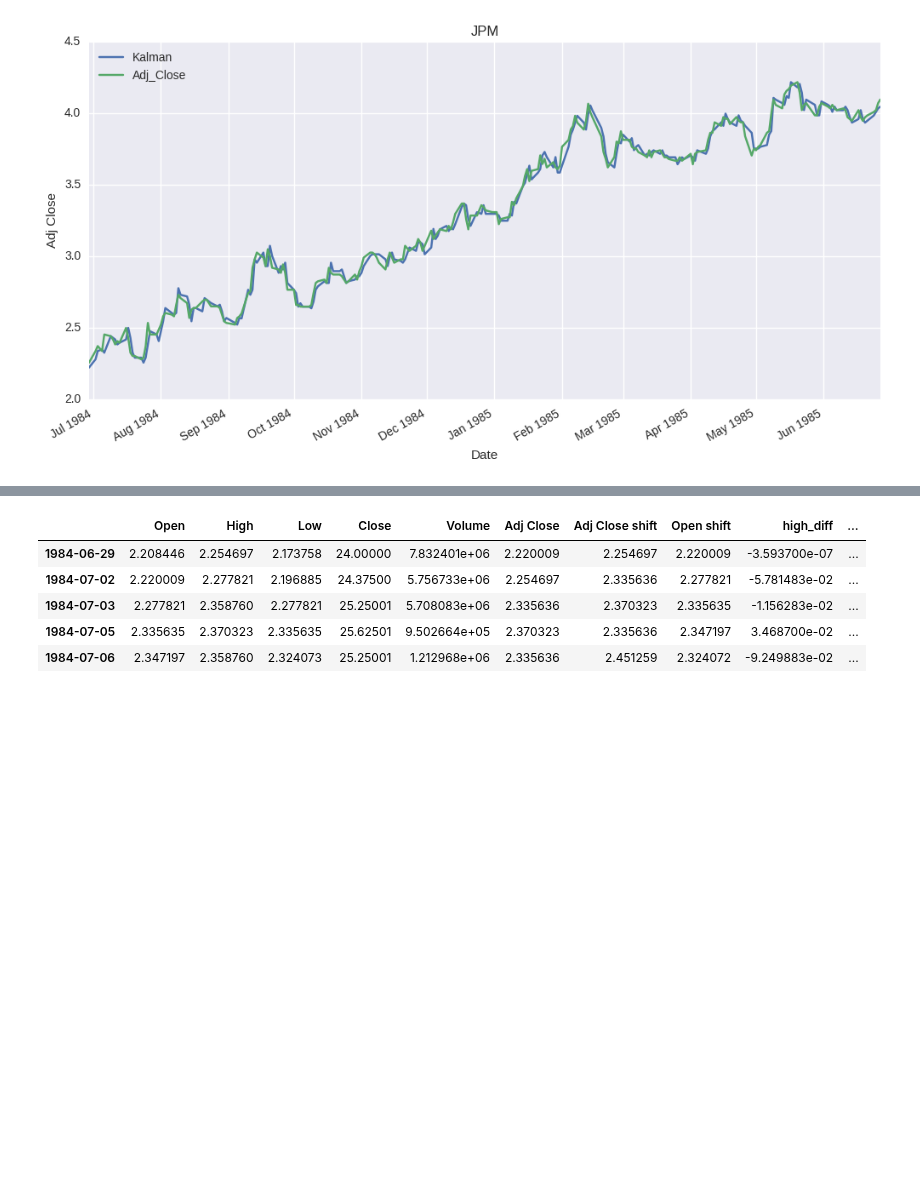
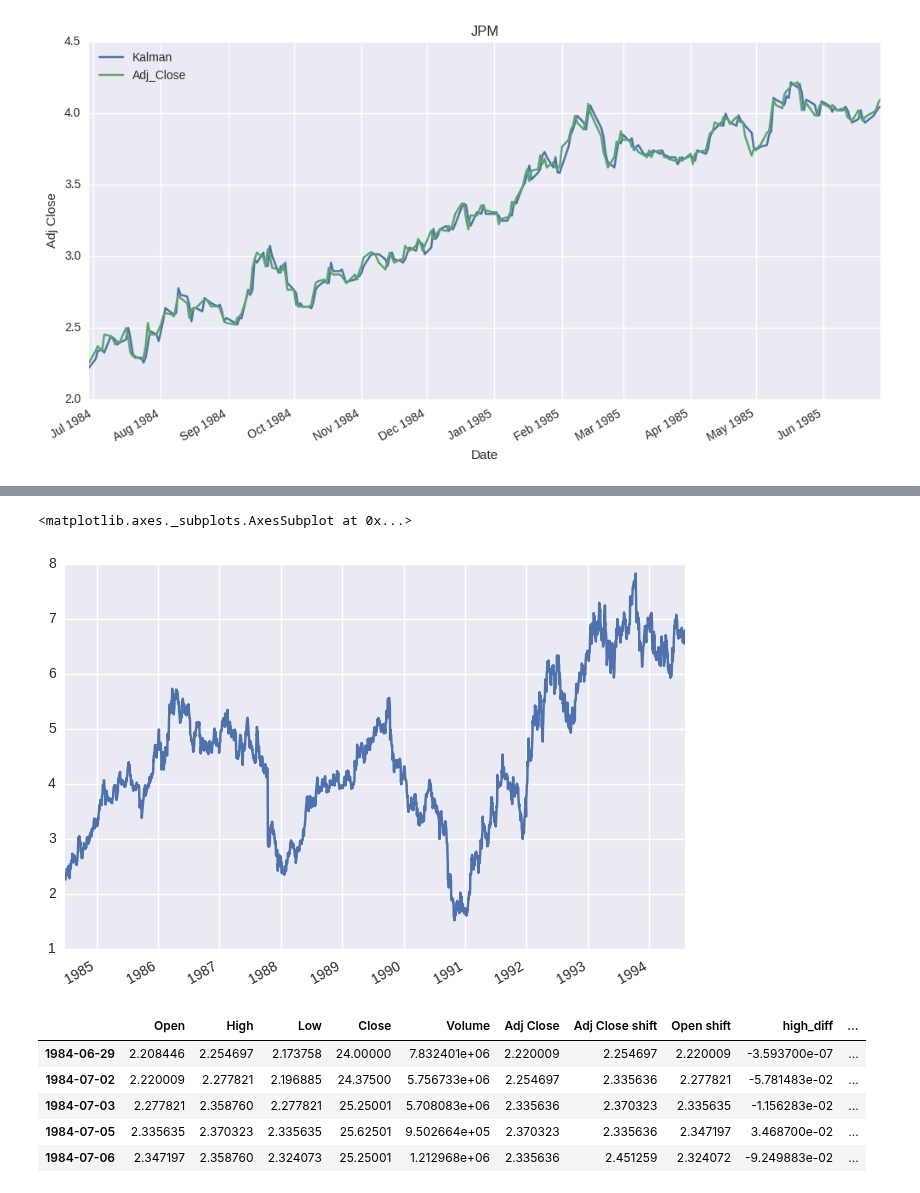
Before and after one commit to savourylie/Stock-Price-Forecaster, a Jupyter notebook: kalman_filter/kalman_filter_prediction.ipynb, the cells around one changed output, grey strips where cells are left out. Saved outputs shown, nothing was run; the diff lists cells and outputs as text; code cells hidden in the pictures; blank space fills up the shorter version.

```diff
--- a/kalman_filter/kalman_filter_prediction.ipynb
+++ b/kalman_filter/kalman_filter_prediction.ipynb
@@ -642,0 +649,4 @@ plt.show()
+# %%
+kalman_df['Open'] = adj_jpm_sub['Open']
+# %%
+kalman_df['Open+1'] = kalman_df['Open'].shift(-1)
@@ -642,0 +694,5 @@ plt.show()
+# %%
+kalman_df['kalman+1'] = kalman_df['Kalman'].shift(-1)
+del kalman_df['kalman + 1']
+# %%
+kalman_df['Adj_Close+1'] = kalman_df['Adj_Close'].shift(-1)
@@ -643,3 +743,8 @@ plt.show()
+# %%
+kalman_df['Adj_Close'][:datetime(1994, 8, 4)].plot()
+# %% [output]
+<matplotlib.axes._subplots.AxesSubplot at 0x...>
+[figure, added]
 # %%
 adj_jpm_sub.head()
 # %% [output]
```
Also changed, not shown: parts of 16 cells of this notebook, 1 other file.
